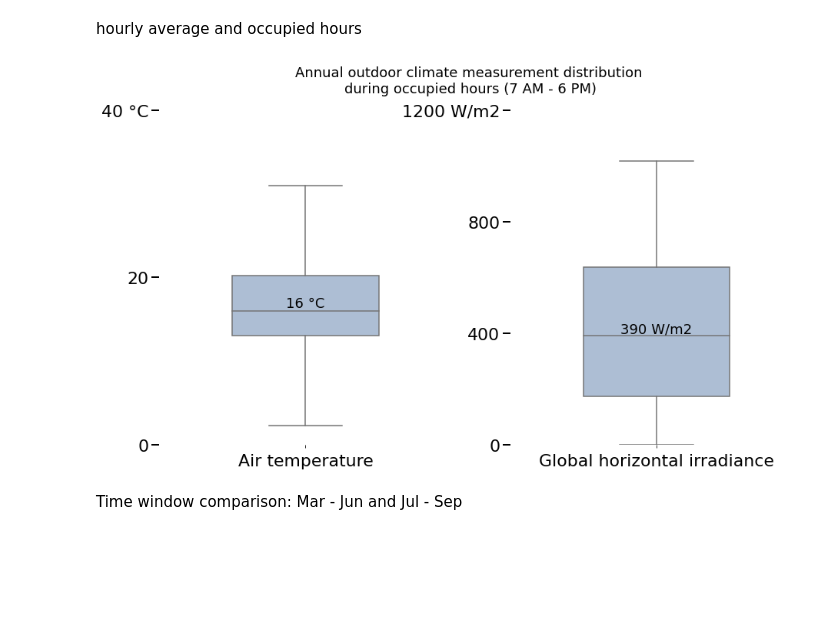
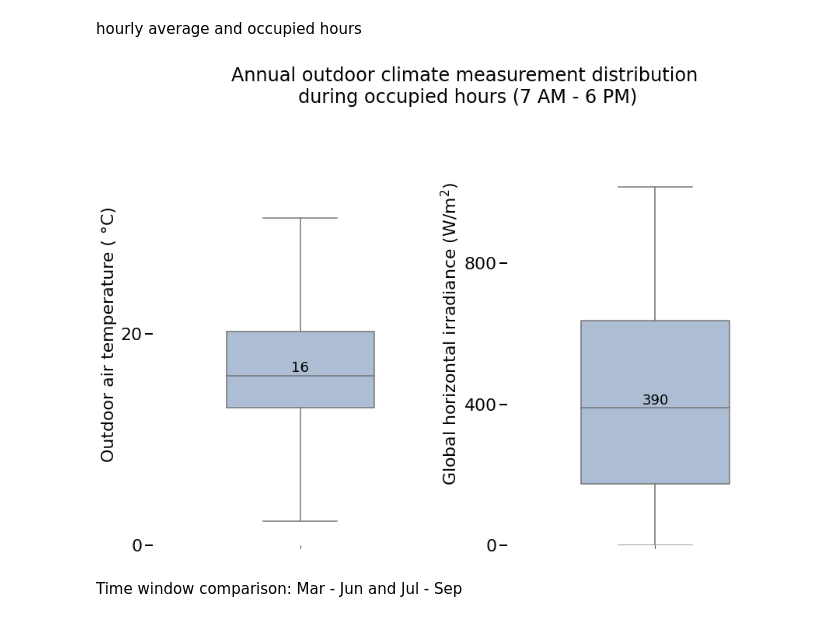
Before and after one commit to ZAY630/ls_sdh, a Jupyter notebook: analysis.ipynb, the cells around one changed output. Cells and saved outputs as stored; diff of their text form; code cells hidden in the pictures; blank space fills up the shorter version.

```diff
--- a/analysis.ipynb
+++ b/analysis.ipynb
@@ -179,16 +179,29 @@ hourly average and occupied hours
 # %%
 df_hourly = df_all.set_index('datetime')
 df_hourly = df_hourly.resample('1H').mean()
 df_hourly.reset_index(inplace=True)
 
 df_hourly_occ = df_hourly[(df_hourly['datetime'].dt.hour >= 7) & (df_hourly['datetime'].dt.hour <= 18)]
-fig, axs = plt.subplots(1, 2, figsize=(15, 8))
-utils_plot.create_box_plot(df_hourly_occ, ['air_temp'], ' °C', axe=axs[0], yrange=[0, 40, 20], hide_xticks=True, xlabel='Air temperature')
-utils_plot.create_box_plot(df_hourly_occ, ['ghi'], ' W/m2', axe=axs[1], yrange=[0, 1200, 400], hide_xticks=True, xlabel='Global horizontal irradiance')
-fig.suptitle('Annual outdoor climate measurement distribution \nduring occupied hours (7 AM - 6 PM)', fontsize=18)
+fig, axs = plt.subplots(1, 2, figsize=(15, 10))
+utils_plot.create_box_plot(df=df_hourly_occ,
+                           unit=" °C",
+                           columns=['air_temp'],
+                           axe=axs[0],
+                           yrange=[0, 40, 20],
+                           hide_xticks=True,
+                           ylabel = "Outdoor air temperature ( °C)")
+
+utils_plot.create_box_plot(df=df_hourly_occ,
+                           unit="W/m$^2$",
+                           columns=['ghi'],
+                           axe=axs[1],
+                           yrange=[0, 1200, 400],
+                           hide_xticks=True,
+                           ylabel='Global horizontal irradiance (W/m$^2$)')
+fig.suptitle('Annual outdoor climate measurement distribution \nduring occupied hours (7 AM - 6 PM)', fontsize=24)
 plt.show()
 # %% [output]
-[figure, old version]
+[figure, new version]
 # %% [markdown]
 Time window comparison: Mar - Jun and Jul - Sep
 # %%
```
Also changed, not shown: parts of 31 cells of this notebook, 1 other file.
